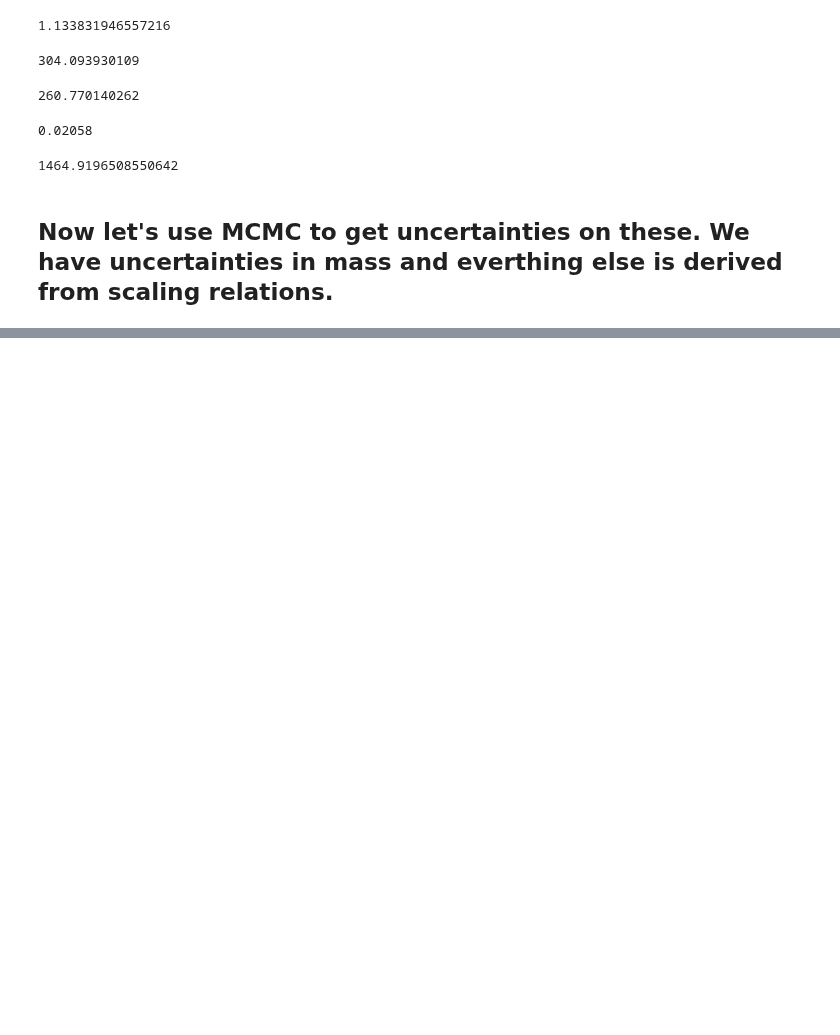
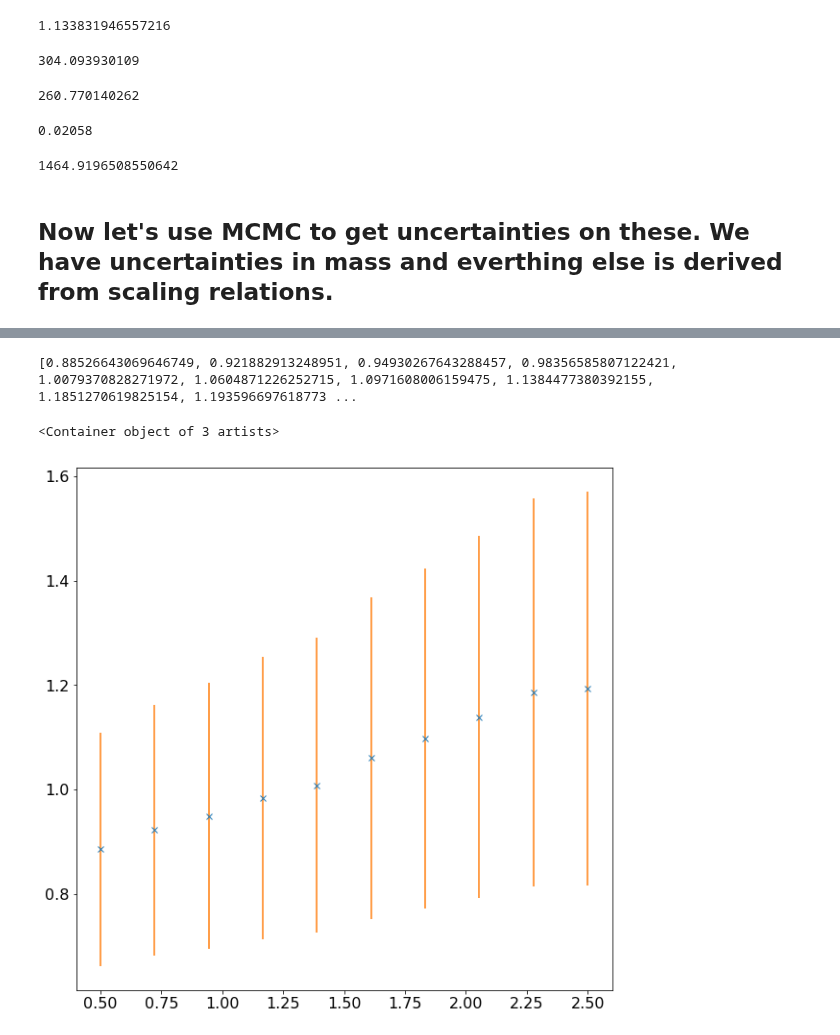
Before and after one commit to farr/Aldebaran, a Jupyter notebook: equilibrium.ipynb, the cells around one changed output, grey strips where cells are left out. Cells and saved outputs as stored; diff of their text form; code cells hidden in the pictures; blank space fills up the shorter version.

```diff
--- a/equilibrium.ipynb
+++ b/equilibrium.ipynb
@@ -155,0 +198,29 @@ print np.mean(axes), np.std(axes)
+# %%
+times = np.linspace(0.5,2.5,10.)
+means, stds = [], []
+meanells, stdells = [], []
+
+fehs = -0.15 + 0.2*np.random.randn(nmass)
+
+for t in times:
+    radii = mist.radius(masses,np.log10(t*1.e9),fehs)
+    logLs = mist.logL(masses,np.log10(t*1.e9),fehs)
+    ells2 = 10**logLs
+    meanells.append(np.nanmean(ells2))
+    stdells.append(np.nanstd(ells2))
+
+    ratios = ells2/axes**2.
+    ratios = ratios[np.isfinite(ratios)]
+
+    means.append(np.nanmean(ratios))
+    stds.append(np.nanstd(ratios))
+# %%
+print means
+# %% [output]
+[0.88526643069646749, 0.921882913248951, 0.94930267643288457, 0.98356585807122421, 1.0079370828271972, 1.0604871226252715, 1.0971608006159475, 1.1384477380392155, 1.1851270619825154, 1.193596697618773 ...
+# %%
+plt.plot(times,means,'x')
+plt.errorbar(times,means,yerr=stds,linestyle='none')
+# %% [output]
+<Container object of 3 artists>
+[figure, added]
```
Also changed, not shown: parts of 29 cells of this notebook, 2 other files.
